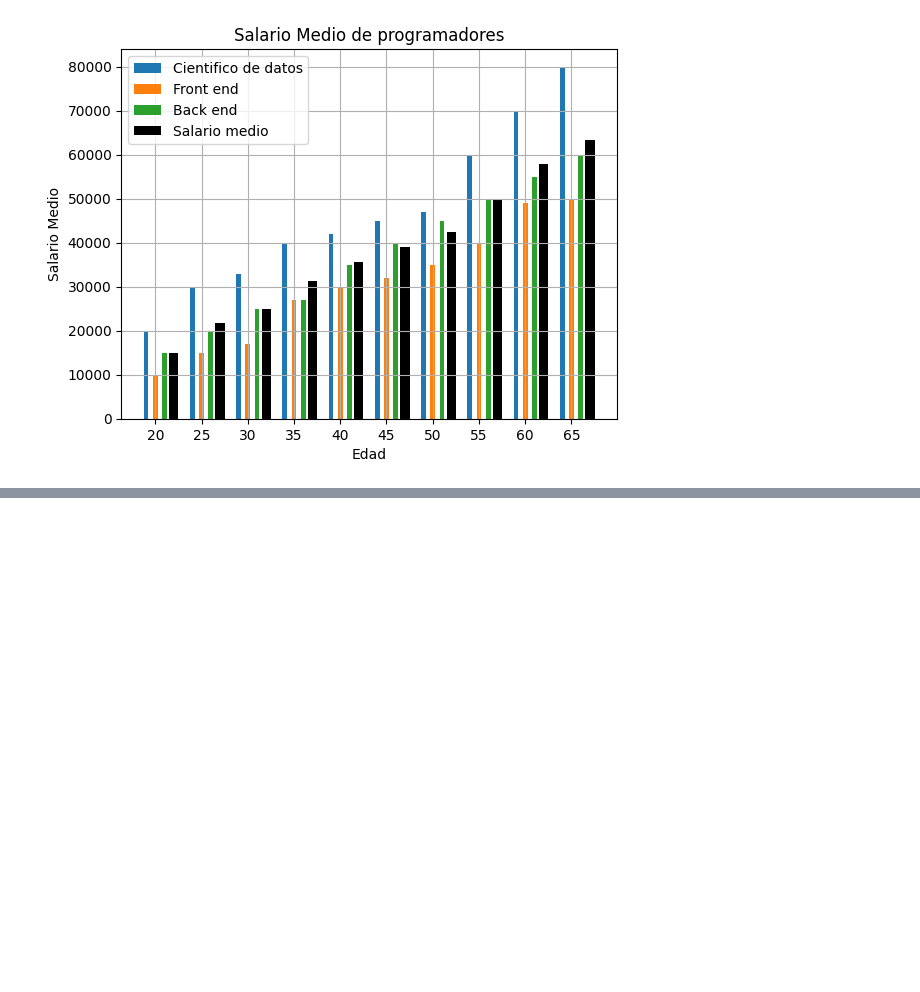
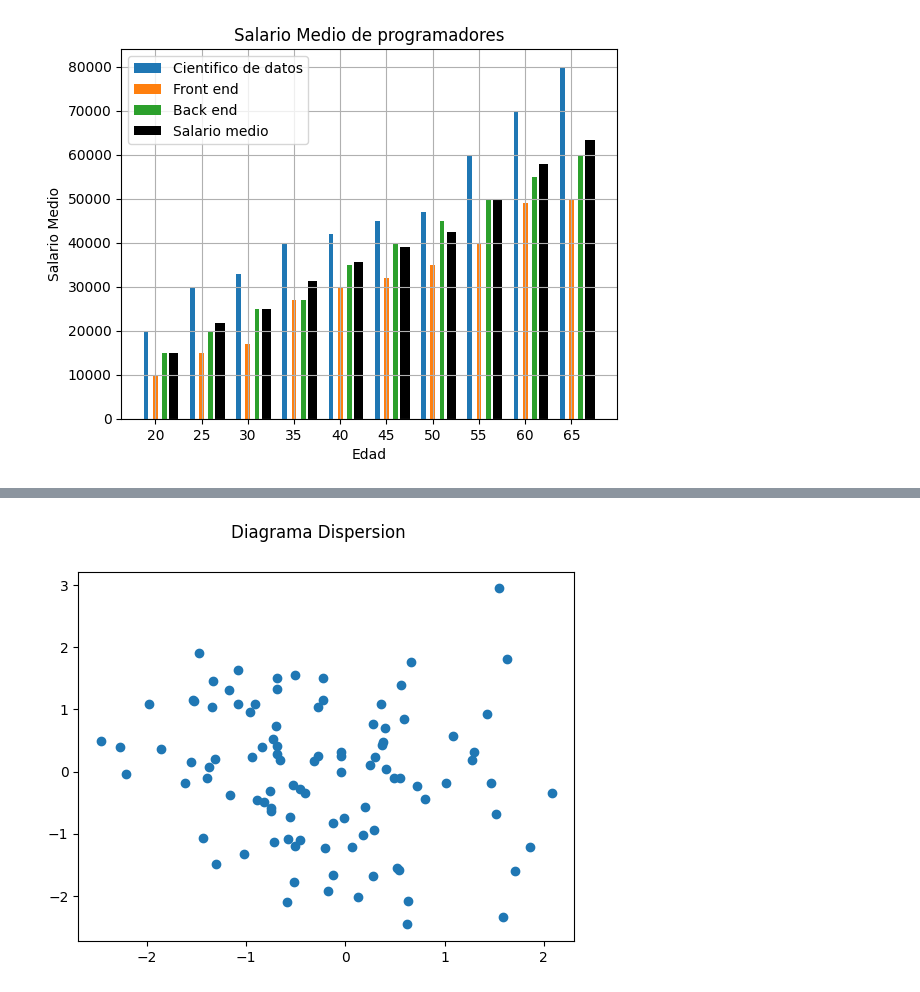
Before and after one commit to tackel/Ciencia-de-datos---Curso, a Jupyter notebook: Matplotlib/Matplotlib_ejercicios.ipynb, the cells around one changed output, grey strips where cells are left out. Cells and saved outputs as stored; diff of their text form; code cells hidden in the pictures; blank space fills up the shorter version.

```diff
--- a/Matplotlib/Matplotlib_ejercicios.ipynb
+++ b/Matplotlib/Matplotlib_ejercicios.ipynb
@@ -115,0 +159,9 @@ plt.show()
+# %%
+x_rand = np.random.randn(100)
+y_rand = np.random.randn(100)
+fig, ax = plt.subplots()
+fig.suptitle('Diagrama Dispersion')
+ax.scatter(x_rand, y_rand)
+plt.show()
+# %% [output]
+[figure, added]
```
Also changed, not shown: parts of 6 cells of this notebook.
